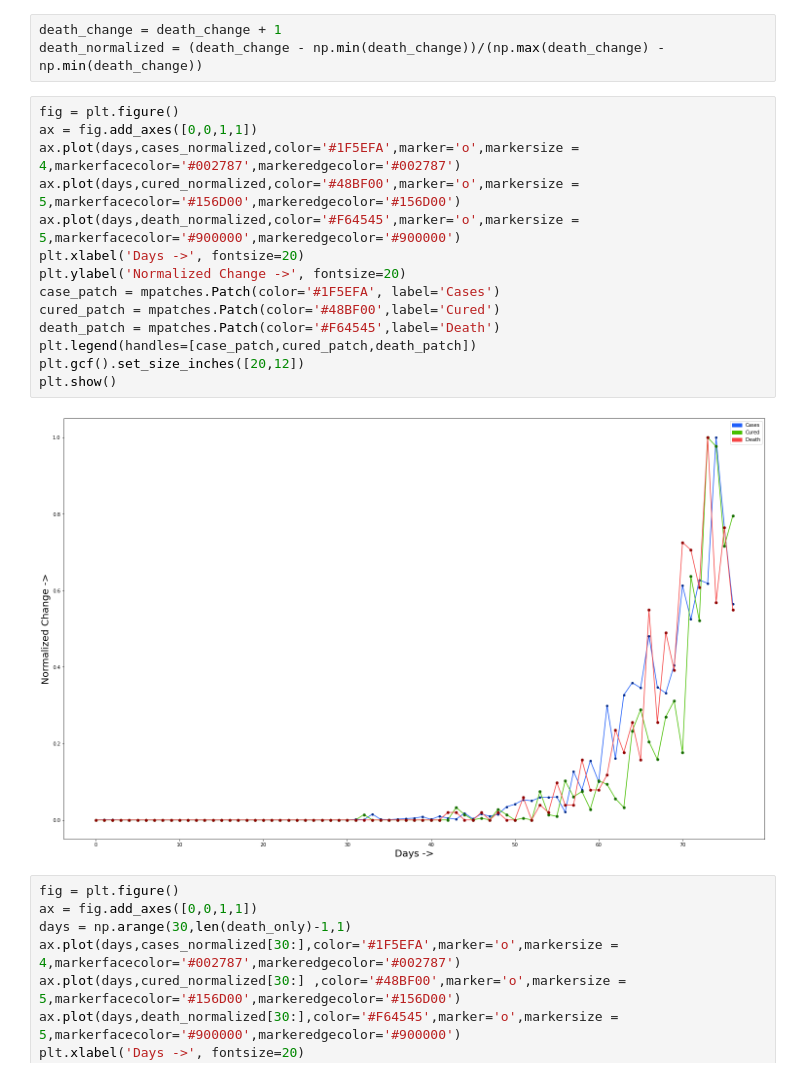
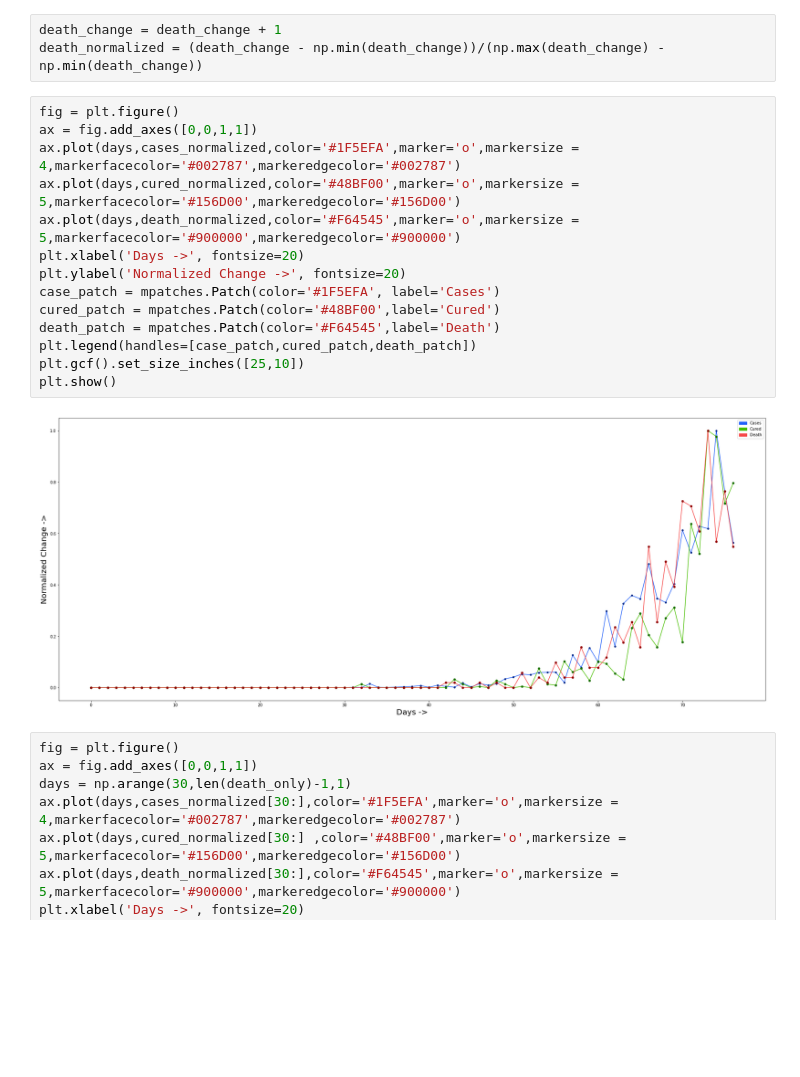
Before and after one commit to ShrayankM/Covid-19-India-Analysis, a Jupyter notebook: Covid_19_India_(18_04_2020).ipynb, the cells around one changed output. Cells and saved outputs as stored; diff of their text form; blank space fills up the shorter version.

```diff
--- a/Covid_19_India_(18_04_2020).ipynb
+++ b/Covid_19_India_(18_04_2020).ipynb
@@ -157,19 +157,19 @@ death_normalized = (death_change - np.min(death_change))/(np.max(death_change) -
 # %%
 fig = plt.figure()
 ax = fig.add_axes([0,0,1,1])
 ax.plot(days,cases_normalized,color='#1F5EFA',marker='o',markersize = 4,markerfacecolor='#002787',markeredgecolor='#002787')
 ax.plot(days,cured_normalized,color='#48BF00',marker='o',markersize = 5,markerfacecolor='#156D00',markeredgecolor='#156D00')
 ax.plot(days,death_normalized,color='#F64545',marker='o',markersize = 5,markerfacecolor='#900000',markeredgecolor='#900000')
 plt.xlabel('Days ->', fontsize=20)
 plt.ylabel('Normalized Change ->', fontsize=20)
 case_patch = mpatches.Patch(color='#1F5EFA', label='Cases')
 cured_patch = mpatches.Patch(color='#48BF00',label='Cured')
 death_patch = mpatches.Patch(color='#F64545',label='Death')
 plt.legend(handles=[case_patch,cured_patch,death_patch])
-plt.gcf().set_size_inches([20,12])
+plt.gcf().set_size_inches([25,10])
 plt.show()
 # %% [output]
-[figure, old version]
+[figure, new version]
 # %%
 fig = plt.figure()
 ax = fig.add_axes([0,0,1,1])
```
